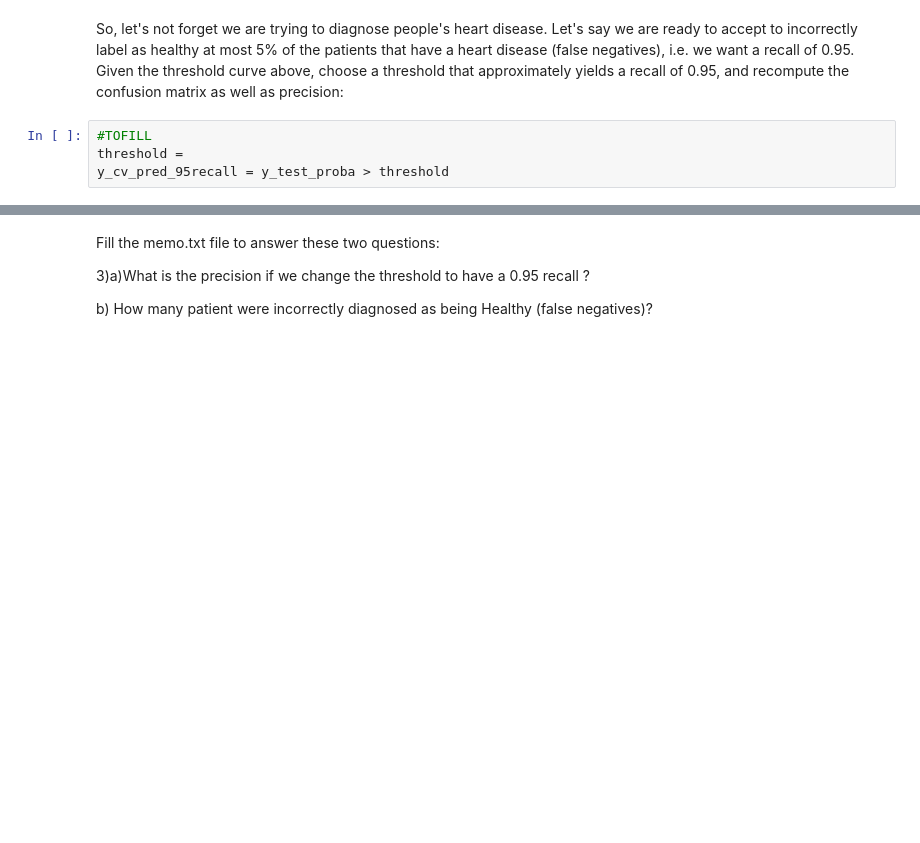
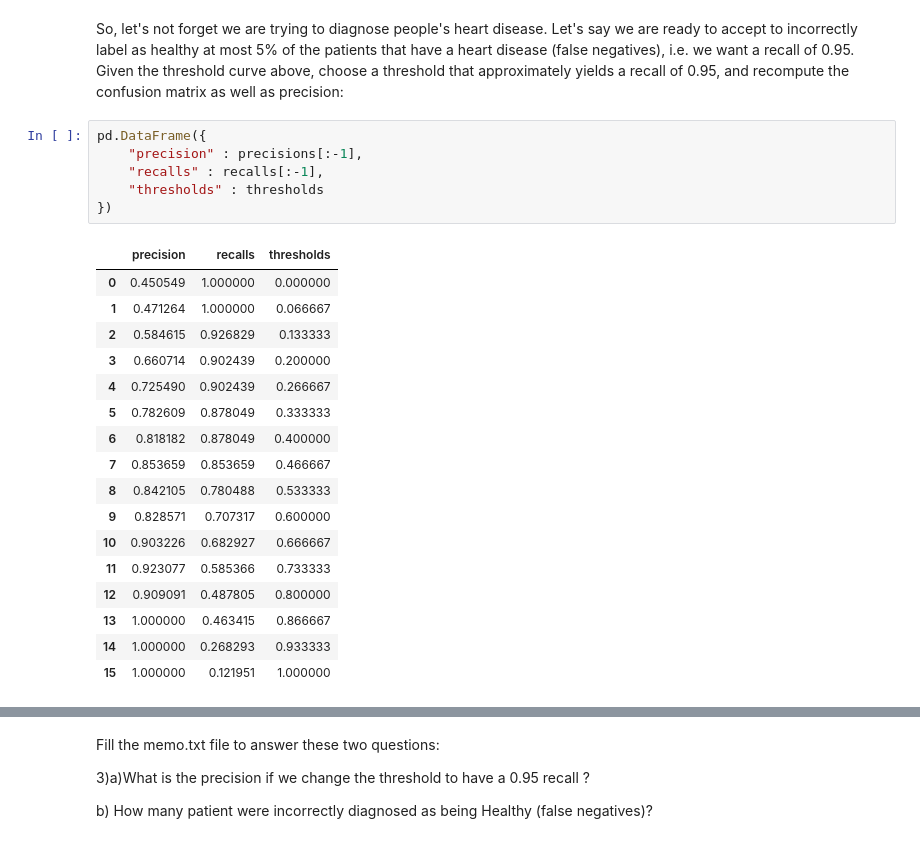
Before and after one commit to LexouLam/ML2, a Jupyter notebook: notebooks/A1_ML2_classification.ipynb, the cells around one changed output, grey strips where cells are left out. Drawn from its saved outputs; the diff is of its cells as text; blank space fills up the shorter version.

```diff
--- a/notebooks/A1_ML2_classification.ipynb
+++ b/notebooks/A1_ML2_classification.ipynb
@@ -404,7 +427,27 @@ The average precision is generally the preferred metric if you can compute your
 # %% [markdown]
 So, let's not forget we are trying to diagnose people's heart disease. Let's say we are ready to accept to incorrectly label as healthy at most 5% of the patients that have a heart disease (false negatives), i.e. we want a recall of 0.95.
 Given the threshold curve above, choose a threshold that approximately yields a recall of 0.95, and recompute the confusion matrix as well as precision:
-# %%
-#TOFILL
-threshold =
-y_cv_pred_95recall = y_test_proba > threshold
+# %%
+pd.DataFrame({
+    "precision" : precisions[:-1],
+    "recalls" : recalls[:-1],
+    "thresholds" : thresholds
+})
+# %% [output]
+|  | precision | recalls | thresholds |
+| 0 | 0.450549 | 1.000000 | 0.000000 |
+| 1 | 0.471264 | 1.000000 | 0.066667 |
+| 2 | 0.584615 | 0.926829 | 0.133333 |
+| 3 | 0.660714 | 0.902439 | 0.200000 |
+| 4 | 0.725490 | 0.902439 | 0.266667 |
+| 5 | 0.782609 | 0.878049 | 0.333333 |
+| 6 | 0.818182 | 0.878049 | 0.400000 |
+| 7 | 0.853659 | 0.853659 | 0.466667 |
+| 8 | 0.842105 | 0.780488 | 0.533333 |
+| 9 | 0.828571 | 0.707317 | 0.600000 |
+| 10 | 0.903226 | 0.682927 | 0.666667 |
+| 11 | 0.923077 | 0.585366 | 0.733333 |
+| 12 | 0.909091 | 0.487805 | 0.800000 |
+| 13 | 1.000000 | 0.463415 | 0.866667 |
+| 14 | 1.000000 | 0.268293 | 0.933333 |
+| 15 | 1.000000 | 0.121951 | 1.000000 |
```
Also changed, not shown: parts of 10 cells of this notebook, 1 other file.
